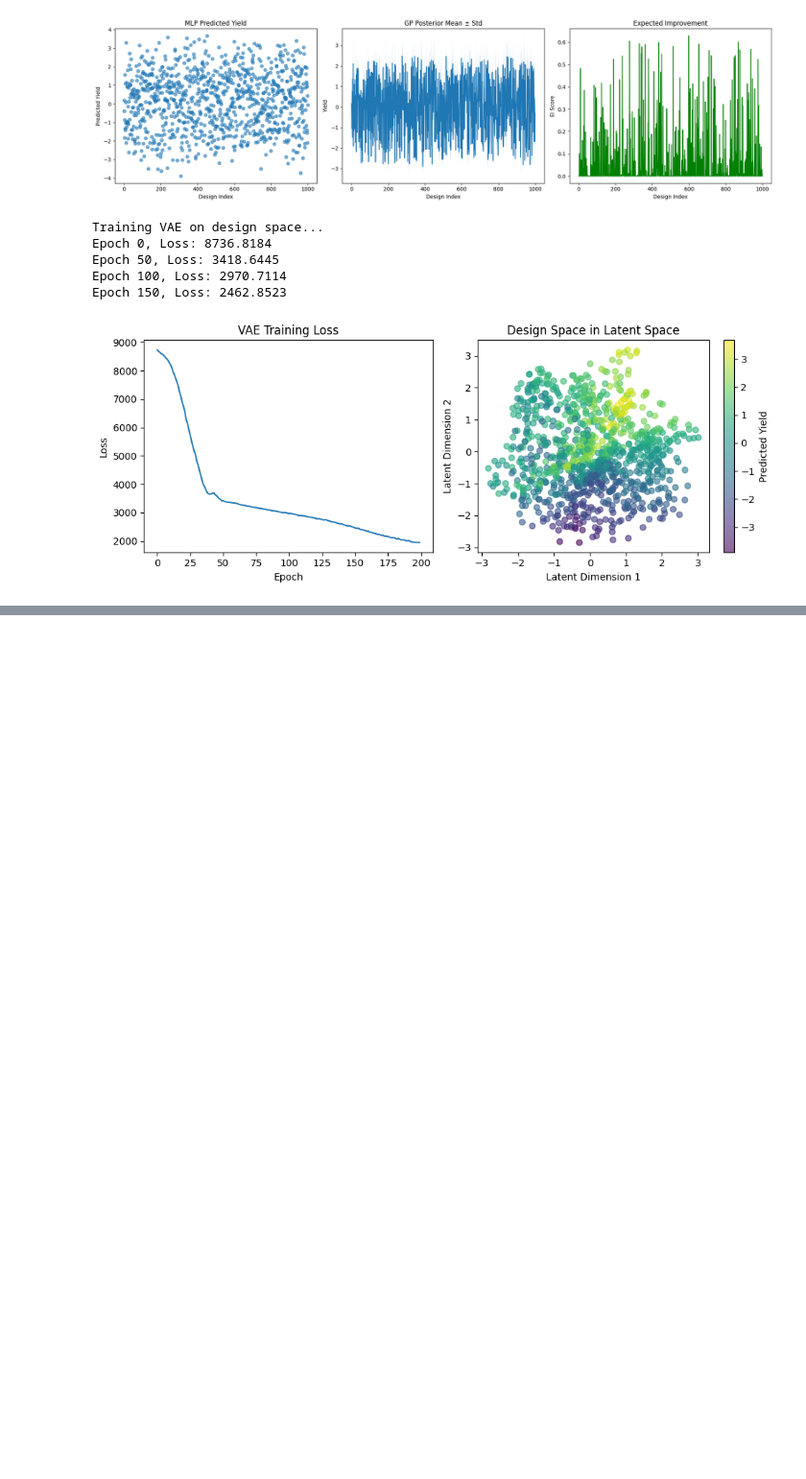
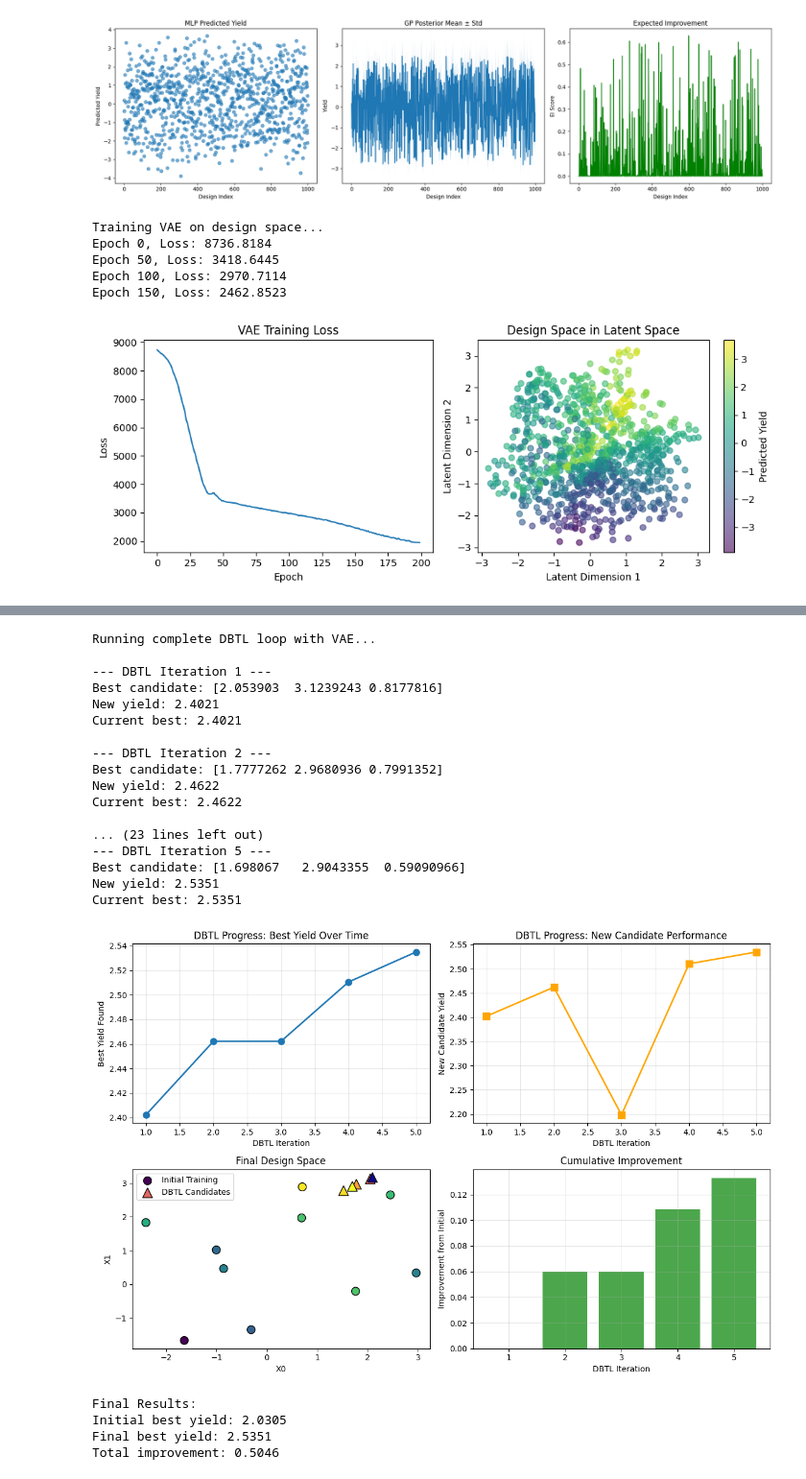
Before and after one commit to aditya1101/misc_projects, a Jupyter notebook: dbtl_gp_loop/01_dbtl_gpytorch_notebook.ipynb, the cells around one changed output, grey strips where cells are left out. Shown at 96% size. Drawn from its saved outputs; the diff is of its cells as text; code cells hidden in the pictures; blank space fills up the shorter version.

```diff
--- a/dbtl_gp_loop/01_dbtl_gpytorch_notebook.ipynb
+++ b/dbtl_gp_loop/01_dbtl_gpytorch_notebook.ipynb
@@ -311,7 +315,7 @@ def generate_latent_candidates(vae, latent_gp, latent_likelihood, n_candidates=1
     z_candidates = torch.randn(n_candidates, vae.latent_dim, requires_grad=True)
     optimizer = torch.optim.Adam([z_candidates], lr=0.1)
 
-    for step in range(n_optimization_steps):
+    for _ in range(n_optimization_steps):
         optimizer.zero_grad()
 
         # Compute EI for current candidates
@@ -322,7 +326,8 @@ def generate_latent_candidates(vae, latent_gp, latent_likelihood, n_candidates=1
         y_best = y_train.max()
         improvement = mu - y_best
         Z = improvement / (sigma + 1e-8)
-        ei = improvement * torch.tensor(norm.cdf(Z)) + sigma * torch.tensor(norm.pdf(Z))
+        ei = improvement * torch.from_numpy(norm.cdf(Z.detach().cpu().numpy())).to(Z.device) \
+             + sigma * torch.from_numpy(norm.pdf(Z.detach().cpu().numpy())).to(Z.device)
 
         # Optimize for maximum EI (minimize negative EI)
         loss = -ei.mean()
@@ -331,9 +336,9 @@ def generate_latent_candidates(vae, latent_gp, latent_likelihood, n_candidates=1
 
     # Decode back to original space
     with torch.no_grad():
-        x_candidates = vae.decode(z_candidates)
+        x_candidates = vae.decode(z_candidates.detach())
 
-    return x_candidates, z_candidates
+    return x_candidates, z_candidates.detach()
 
 # Generate new candidates
 print("Generating new candidates in latent space...")
@@ -341,12 +346,12 @@ x_new_candidates, z_new_candidates = generate_latent_candidates(vae, latent_gp,
 
 # Evaluate candidates with true function
 with torch.no_grad():
-    candidate_yields = torch.tensor(true_yield_function(x_new_candidates.numpy()))
+    candidate_yields = torch.tensor(true_yield_function(x_new_candidates.detach().numpy()))
 
 # Find best candidate
 best_idx = candidate_yields.argmax()
-best_candidate = x_new_candidates[best_idx]
-best_yield = candidate_yields[best_idx]
+best_candidate = x_new_candidates[best_idx].detach()
+best_yield = candidate_yields[best_idx].detach()
 
 print(f"Best candidate: {best_candidate.numpy()}")
 print(f"Best yield: {best_yield.item():.4f}")
@@ -453,7 +474,7 @@ def complete_dbtl_loop_with_vae(vae, initial_X, initial_y, n_iterations=5):
 
         # TEST: Evaluate candidates
         with torch.no_grad():
-            candidate_yields = torch.tensor(true_yield_function(x_candidates.numpy()))
+            candidate_yields = torch.tensor(true_yield_function(x_candidates.numpy()), dtype=torch.float32)
 
         # Select best candidate
         best_idx = candidate_yields.argmax()
@@ -500,30 +521,53 @@ plt.grid(True, alpha=0.3)
 # Show final design space with all evaluated points
 plt.subplot(2, 2, 3)
 plt.scatter(final_X[:len(X_train), 0], final_X[:len(X_train), 1],
            c=final_y[:len(X_train)], s=100, marker='o', cmap='viridis',
            label='Initial Training', edgecolors='black')
 plt.scatter(final_X[len(X_train):, 0], final_X[len(X_train):, 1],
            c=final_y[len(X_train):], s=150, marker='^', cmap='plasma',
            label='DBTL Candidates', edgecolors='black')
 plt.xlabel('X0')
 plt.ylabel('X1')
 plt.title('Final Design Space')
 plt.legend()
 
 # Show improvement over iterations
 plt.subplot(2, 2, 4)
 improvements = [dbtl_results['best_yield'][i] - dbtl_results['best_yield'][0]
                for i in range(len(dbtl_results['best_yield']))]
 plt.bar(dbtl_results['iteration'], improvements, alpha=0.7, color='green')
 plt.xlabel('DBTL Iteration')
 plt.ylabel('Improvement from Initial')
 plt.title('Cumulative Improvement')
 plt.grid(True, alpha=0.3)
 
 plt.tight_layout()
 plt.show()
 
 print(f"\nFinal Results:")
 print(f"Initial best yield: {y_train.max().item():.4f}")
 print(f"Final best yield: {final_y.max().item():.4f}")
 print(f"Total improvement: {(final_y.max().item() - y_train.max().item()):.4f}")
+# %% [output]
+Running complete DBTL loop with VAE...
+
+--- DBTL Iteration 1 ---
+Best candidate: [2.053903  3.1239243 0.8177816]
+New yield: 2.4021
+Current best: 2.4021
+
+--- DBTL Iteration 2 ---
+Best candidate: [1.7777262 2.9680936 0.7991352]
+New yield: 2.4622
+Current best: 2.4622
+
+... (23 lines left out)
+--- DBTL Iteration 5 ---
+Best candidate: [1.698067   2.9043355  0.59090966]
+New yield: 2.5351
+Current best: 2.5351
+[figure, added]
+Final Results:
+Initial best yield: 2.0305
+Final best yield: 2.5351
+Total improvement: 0.5046
```
Also changed, not shown: parts of 4 cells of this notebook.
